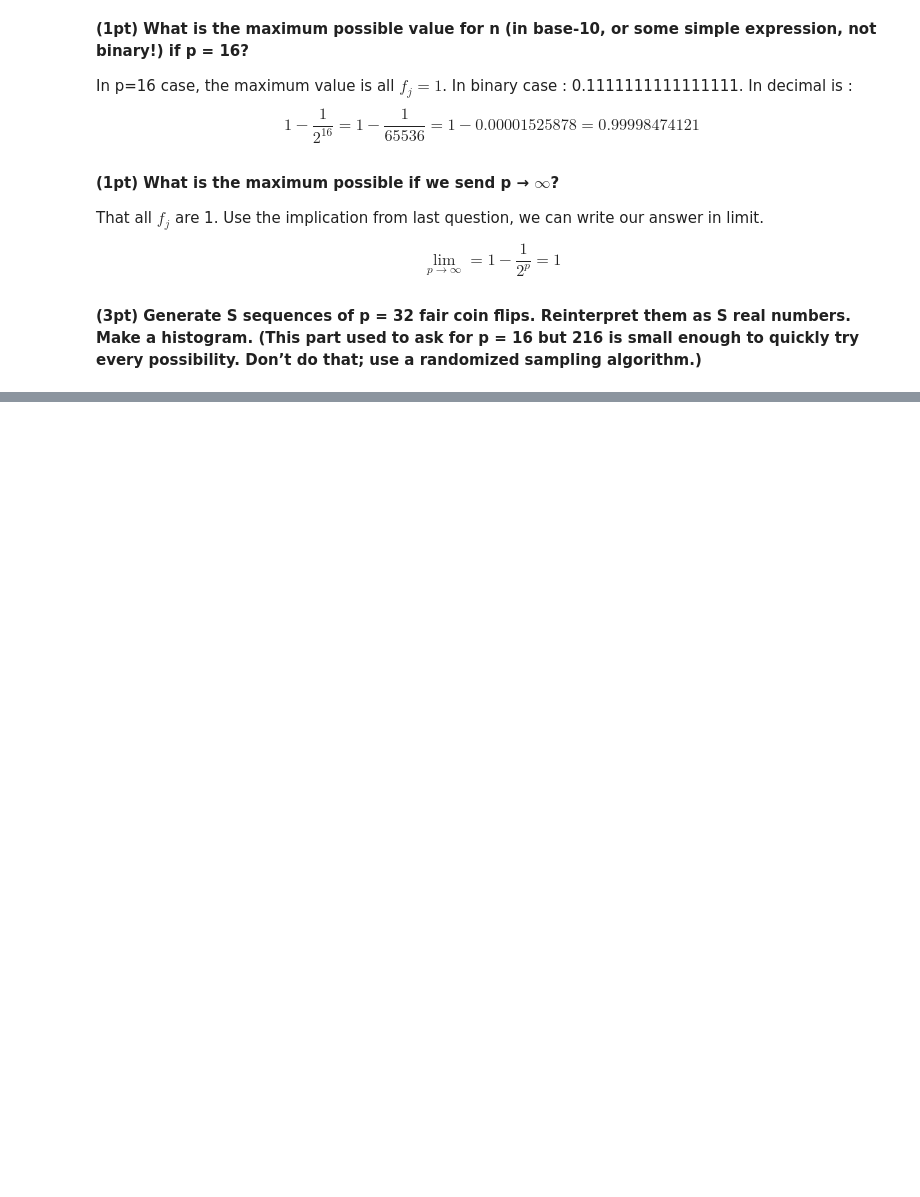
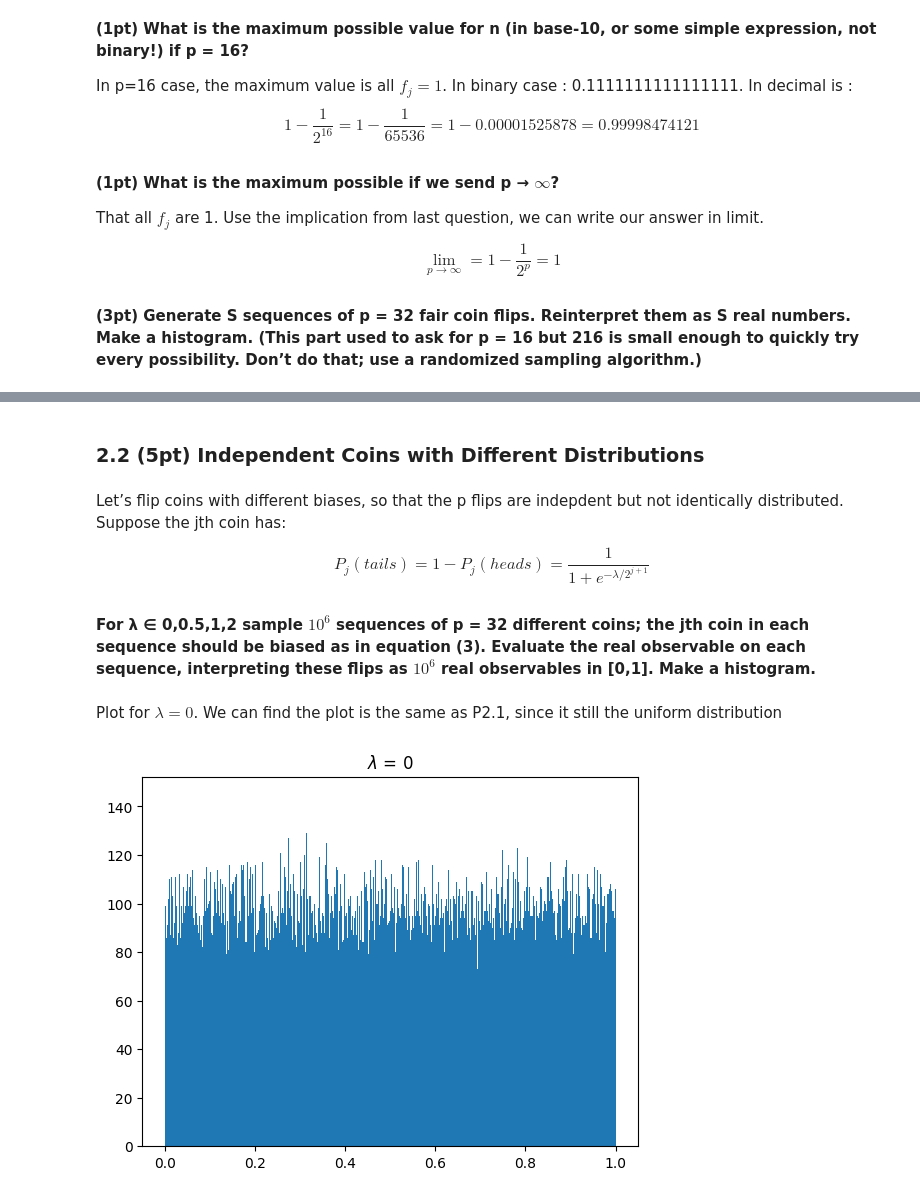
Before and after one commit to LeeYee2002/Computational-Physics-HW, a Jupyter notebook: HW2.ipynb, the cells around one changed output, grey strips where cells are left out. Saved outputs shown, nothing was run; the diff lists cells and outputs as text; code cells hidden in the pictures; blank space fills up the shorter version.

```diff
--- a/HW2.ipynb
+++ b/HW2.ipynb
@@ -54,0 +55,37 @@ plt.show()
+# %% [markdown]
+### **2.2 (5pt) Independent Coins with Different Distributions**
+# %% [markdown]
+Let’s flip coins with different biases, so that the p flips are indepdent but not identically distributed. Suppose the jth coin has:
+
+$$ P_{j}(tails) = 1 − P_{j}(heads)=\frac{1}{1+e^{-\lambda /2^{j+1} }}$$
+# %% [markdown]
+**For λ ∈ 0,0.5,1,2 sample $10^6$ sequences of p = 32 different coins; the jth coin in each sequence should be biased as in equation (3). Evaluate the real observable on each sequence, interpreting these flips as $10^6$ real observables in [0,1]. Make a histogram.**
+# %%
+import math
+
+e = math.e
+
+sequemce_time = 1000000
+lambda_lst = [0, 0.5, 1, 2]
+result_2_2 = [np.empty(sequemce_time), np.empty(sequemce_time), np.empty(sequemce_time), np.empty(sequemce_time)]
+index_of_lambda = 0 #from 0 to start
+for lambda_ in lambda_lst: #lamda_=0,0.5,1,2
+    for experiments in range (sequemce_time): #each has 10^6 times sequence
+        n = 0 #the result of tossing coin, by the same function in 2.1
+        coin = np.random.uniform(low = 0.0, high= 1.0, size = 32) #this time if our number larger than bias proability head, we will say it to be "True", otherwise "False".
+        for digit in range(32):
+            bias_probability = (e**(-lambda_/2**(digit+2))) /(1+e**(-lambda_/2**(digit+2))) #P_j(head)
+            if coin[digit] < bias_probability: #if we are in the events of tail
+                n += 2**(-(1+digit))
+
+        result_2_2[index_of_lambda][experiments] = n
+    index_of_lambda+=1
+# %% [markdown]
+Plot for $\lambda =0 $.
+We can find the plot is the same as P2.1, since it still the uniform distribution
+# %%
+plt.hist(result_2_2[0], bins = 10000)
+plt.title("$\lambda$ = 0")
+plt.show()
+# %% [output]
+[figure, added]
```
Also changed, not shown: parts of 22 cells of this notebook.
